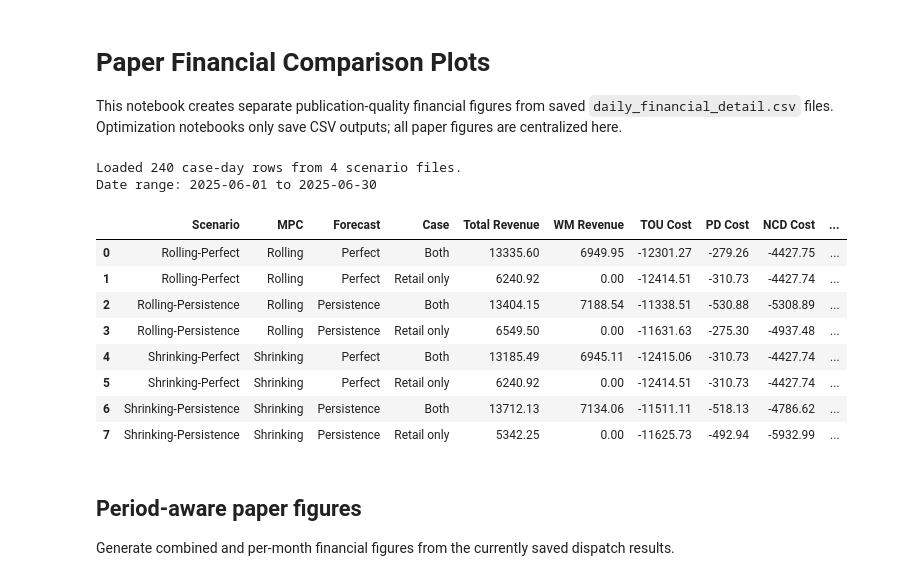
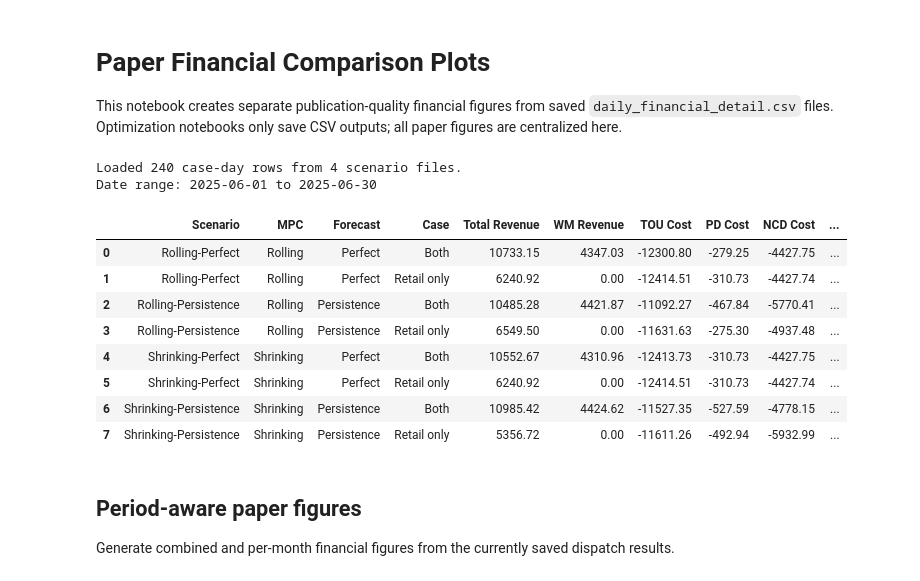
Before and after one commit to Yizhan-Gu/UpscaledEV, a Jupyter notebook: paper_financial_comparison_plots.ipynb, the cells around one changed output. Drawn from its saved outputs; the diff is of its cells as text; code cells hidden in the pictures.

Commit message:
freeze validated Rolling MPC baseline and SEGAN v2.7

```diff
--- a/paper_financial_comparison_plots.ipynb
+++ b/paper_financial_comparison_plots.ipynb
@@ -8,6 +8,7 @@ import numpy as np
 import pandas as pd
 import matplotlib.pyplot as plt
 from matplotlib import ticker
+from matplotlib import dates as mdates
 from matplotlib.patches import Patch
 
 PROJECT = Path.cwd()
@@ -34,9 +35,15 @@ plt.rcParams.update({
 SCENARIOS = [
     ("Shrinking", "Perfect", "Shrinking-Perfect", PROJECT / "Results_Shrinking/Plots/Cost/2025_PerfectSessionkWh_PerfectNumbEV_PerfectatArrival/daily_financial_detail.csv"),
     ("Shrinking", "Persistence", "Shrinking-Persistence", PROJECT / "Results_Shrinking/Plots/Cost/2025_PersistenceSessionkWh_PersistenceNumbEV_PerfectatArrival/daily_financial_detail.csv"),
-    ("Rolling", "Perfect", "Rolling-Perfect", PROJECT / "Results_Rolling/Plots/Cost/2025_PerfectSessionkWh_PerfectNumbEV_PerfectatArrival/daily_financial_detail.csv"),
-    ("Rolling", "Persistence", "Rolling-Persistence", PROJECT / "Results_Rolling/Plots/Cost/2025_PersistenceSessionkWh_PersistenceNumbEV_PerfectatArrival/daily_financial_detail.csv"),
+    ("Rolling", "Perfect", "Rolling-Perfect", PROJECT / "Validation_Results/June_2025/formal_runs/gate_e_20260726_c8250f11/rolling/Plots/Cost/2025_PerfectSessionkWh_PerfectNumbEV_PerfectatArrival/daily_financial_detail.csv"),
+    ("Rolling", "Persistence", "Rolling-Persistence", PROJECT / "Validation_Results/June_2025/formal_runs/gate_e_20260726_c8250f11/rolling/Plots/Cost/2025_PersistenceSessionkWh_PersistenceNumbEV_PerfectatArrival/daily_financial_detail.csv"),
 ]
+RETAIL_ONLY_SOURCES = {
+    "Shrinking-Perfect": PROJECT / "Results_Shrinking/Plots/Cost/2025_PerfectSessionkWh_PerfectNumbEV_PerfectatArrival/daily_financial_detail.csv",
+    "Shrinking-Persistence": PROJECT / "Results_Shrinking/Plots/Cost/2025_PersistenceSessionkWh_PersistenceNumbEV_PerfectatArrival/daily_financial_detail.csv",
+    "Rolling-Perfect": PROJECT / "Results_Rolling/Plots/Cost/2025_PerfectSessionkWh_PerfectNumbEV_PerfectatArrival/daily_financial_detail.csv",
+    "Rolling-Persistence": PROJECT / "Results_Rolling/Plots/Cost/2025_PersistenceSessionkWh_PersistenceNumbEV_PerfectatArrival/daily_financial_detail.csv",
+}
 SCENARIO_ORDER = [s[2] for s in SCENARIOS]
 CASE_ORDER = ["Retail only", "Both"]
 CASE_COLORS = {"Retail only": "#D55E00", "Both": "#0072B2"}
@@ -70,7 +77,7 @@ def dollars(x, pos=None):
 
 def save_fig(fig, filename):
     path = OUT_DIR / filename
-    fig.savefig(path, bbox_inches="tight", facecolor="white")
+    fig.savefig(path, dpi=300, bbox_inches="tight", facecolor="white")
     print(path.relative_to(PROJECT))
     return path
 # %%
@@ -82,47 +89,63 @@ for mpc, forecast, scenario, path in SCENARIOS:
         continue
     df = pd.read_csv(path)
     df["Date"] = pd.to_datetime(df["Date"])
+    df = df[df["Case"] == "Both"].copy()
+    both_dates = set(df["Date"])
+    retail_path = RETAIL_ONLY_SOURCES[scenario]
+    if retail_path.exists():
+        retail_df = pd.read_csv(retail_path)
+        retail_df["Date"] = pd.to_datetime(retail_df["Date"])
+        retail_df = retail_df[(retail_df["Case"] == "Retail only") & retail_df["Date"].isin(both_dates)].copy()
+        retail_counts = retail_df.groupby("Date").size()
+        retail_complete = bool(both_dates) and set(retail_counts.index) == both_dates and bool((retail_counts == 1).all())
+        retail_fresh = retail_path.stat().st_mtime >= path.stat().st_mtime
+        if retail_complete and retail_fresh:
+            df = pd.concat([df, retail_df], ignore_index=True, sort=False)
+        elif retail_complete and not retail_fresh:
+            print(f"Ignoring stale Retail-only source for {scenario}; rerun that Retail-only case before plotting.")
+        elif not retail_df.empty:
+            print(f"Ignoring incomplete Retail-only rows for {scenario}: {retail_df['Date'].nunique()} of {len(both_dates)} formal dates.")
     df["MPC"] = mpc
     df["Forecast"] = forecast
     df["Scenario"] = scenario
     frames.append(df)
 
 if missing:
     print("Missing input files:")
     for item in missing:
         print(" -", item)
 if not frames:
     raise FileNotFoundError("No daily_financial_detail.csv files found.")
 
 all_df = pd.concat(frames, ignore_index=True)
 all_df = all_df[all_df["Case"].isin(CASE_ORDER)].copy()
 for col in METRICS + ["WM BESS Total", "WM EV Total", "WM Energy Revenue", "WM Capacity Revenue"] + DECOMP_COMPONENTS:
     if col in all_df.columns:
         all_df[col] = pd.to_numeric(all_df[col], errors="coerce")
 
 summary = all_df.groupby(["Scenario", "MPC", "Forecast", "Case"], as_index=False)[METRICS].sum(numeric_only=True)
 
 wide = all_df.pivot_table(index=["Scenario", "MPC", "Forecast", "Date"], columns="Case", values=METRICS, aggfunc="sum")
 delta_df = pd.DataFrame(index=wide.index).reset_index()
 for metric in METRICS:
     if (metric, "Both") in wide.columns and (metric, "Retail only") in wide.columns:
         delta_df[metric] = (wide[(metric, "Both")] - wide[(metric, "Retail only")]).values
 
 print(f"Loaded {len(all_df)} case-day rows from {len(frames)} scenario files.")
 print(f"Date range: {all_df['Date'].min().date()} to {all_df['Date'].max().date()}")
 summary
 # %% [output]
 Loaded 240 case-day rows from 4 scenario files.
 Date range: 2025-06-01 to 2025-06-30
 |  | Scenario | MPC | Forecast | Case | Total Revenue | WM Revenue | TOU Cost | PD Cost | NCD Cost | ... |
-| 0 | Rolling-Perfect | Rolling | Perfect | Both | 13335.60 | 6949.95 | -12301.27 | -279.26 | -4427.75 | ... |
+| 0 | Rolling-Perfect | Rolling | Perfect | Both | 10733.15 | 4347.03 | -12300.80 | -279.25 | -4427.75 | ... |
 | 1 | Rolling-Perfect | Rolling | Perfect | Retail only | 6240.92 | 0.00 | -12414.51 | -310.73 | -4427.74 | ... |
-| 2 | Rolling-Persistence | Rolling | Persistence | Both | 13404.15 | 7188.54 | -11338.51 | -530.88 | -5308.89 | ... |
+| 2 | Rolling-Persistence | Rolling | Persistence | Both | 10485.28 | 4421.87 | -11092.27 | -467.84 | -5770.41 | ... |
 | 3 | Rolling-Persistence | Rolling | Persistence | Retail only | 6549.50 | 0.00 | -11631.63 | -275.30 | -4937.48 | ... |
-| 4 | Shrinking-Perfect | Shrinking | Perfect | Both | 13185.49 | 6945.11 | -12415.06 | -310.73 | -4427.74 | ... |
+| 4 | Shrinking-Perfect | Shrinking | Perfect | Both | 10552.67 | 4310.96 | -12413.73 | -310.73 | -4427.75 | ... |
 | 5 | Shrinking-Perfect | Shrinking | Perfect | Retail only | 6240.92 | 0.00 | -12414.51 | -310.73 | -4427.74 | ... |
-| 6 | Shrinking-Persistence | Shrinking | Persistence | Both | 13712.13 | 7134.06 | -11511.11 | -518.13 | -4786.62 | ... |
-| 7 | Shrinking-Persistence | Shrinking | Persistence | Retail only | 5342.25 | 0.00 | -11625.73 | -492.94 | -5932.99 | ... |
+| 6 | Shrinking-Persistence | Shrinking | Persistence | Both | 10985.42 | 4424.62 | -11527.35 | -527.59 | -4778.15 | ... |
+| 7 | Shrinking-Persistence | Shrinking | Persistence | Retail only | 5356.72 | 0.00 | -11611.26 | -492.94 | -5932.99 | ... |
 # %% [markdown]
 ## Period-aware paper figures
 
```
Also changed, not shown: parts of 3 cells of this notebook, 32 other files.
